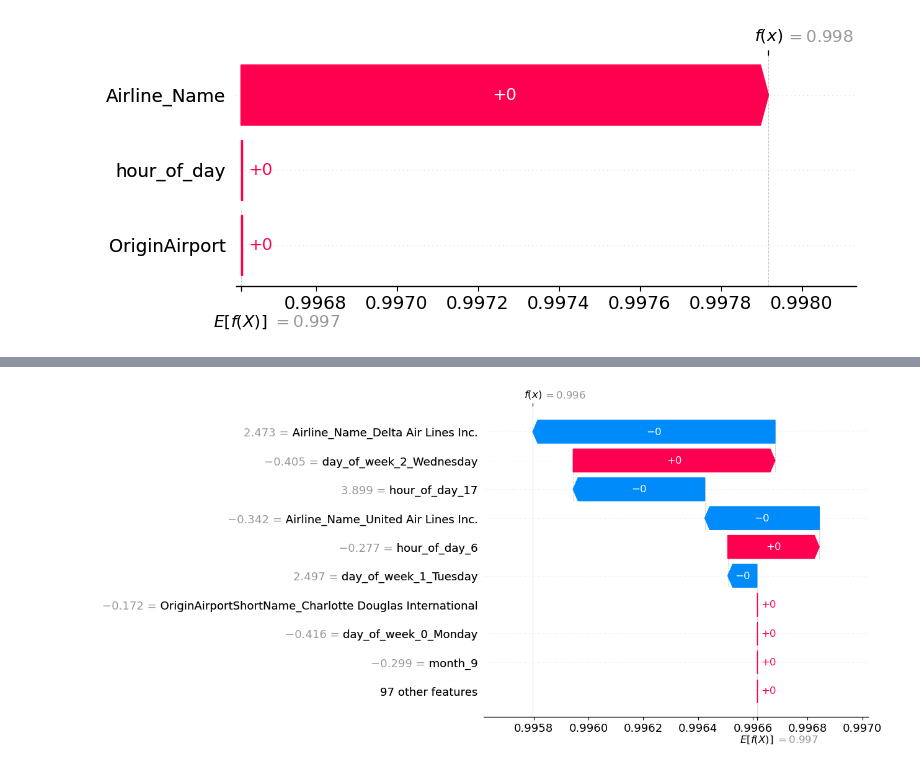
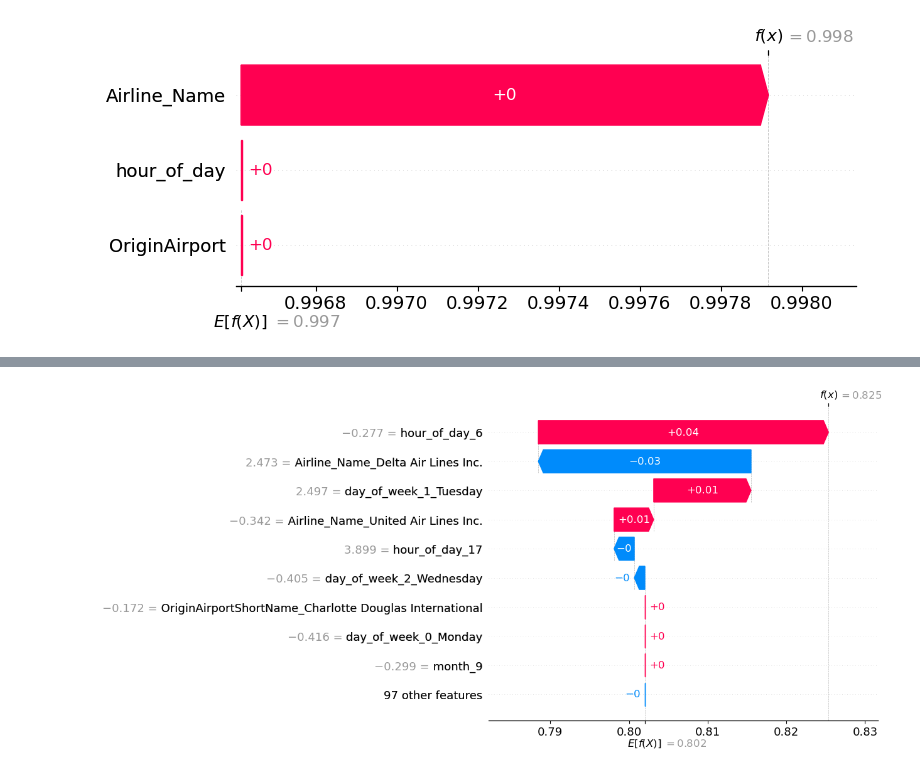
Before and after one commit to ansaridan/theory_of_ml_group4, a Jupyter notebook: explorations/using_trained_model.ipynb, the cells around one changed output, grey strips where cells are left out. Drawn from its saved outputs; the diff is of its cells as text; code cells hidden in the pictures.

Commit message:
finalize shap

```diff
--- a/explorations/using_trained_model.ipynb
+++ b/explorations/using_trained_model.ipynb
@@ -281,8 +281,15 @@ X_test = model._transform_to_df(df_prediction)
 
 shap.initjs()
 # Calculate SHAP values for the test set
-explainer = shap.KernelExplainer(model.estimators[c.CANCELLED_COL].predict_proba, X_test, link="identity")
+explainer = shap.KernelExplainer(model.estimators[c.DELAYED_COL].predict_proba, X_test, link="identity")
+shap_values_array = explainer.shap_values(X_test)
 
+shap_values = shap.Explanation(
+    values=np.stack(shap_values_array),  # Stack for multi-class compatibility
+    base_values=np.array(explainer.expected_value),
+    data=X_test.values,
+    feature_names=X_test.columns
+)
 
 # # Summary plot of feature importance
 # # https://www.aidancooper.co.uk/a-non-technical-guide-to-interpreting-shap-analyses/
@@ -343,33 +350,35 @@ explainer = shap.KernelExplainer(model.estimators[c.CANCELLED_COL].predict_proba
 #                           display_data=svdisplay_data,
 #                           instance_names=shap_values.instance_names,
 #                           feature_names=svfeature_names,
 #                           output_names=shap_values.output_names,
 #                           output_indexes=shap_values.output_indexes,
 #                           lower_bounds=shap_values.lower_bounds,
 #                           upper_bounds=shap_values.upper_bounds,
 #                           main_effects=shap_values.main_effects,
 #                           hierarchical_values=shap_values.hierarchical_values,
 #                           clustering=shap_values.clustering,
 #                           )
 #     if return_original:
 #         return sv, sv_name
 #     else:
 #         return sv
 
 # sv = combine_one_hot(shap_values, 'hour_of_day', X_test.columns.str.contains("hour_of_day"))
 
 # Select a single instance and target class for the waterfall plot
 instance_index = 2  # First instance
 target_class = 1   # Setosa class
 
 # Create a waterfall plot
-shap.waterfall_plot(
-    shap_values[0, :, target_class]
+
+fig = shap.waterfall_plot(
+    shap_values[0, :, target_class],
     # shap.Explanation(values=shap_values[instance_index][:, target_class],
     #                  base_values=explainer.expected_value[target_class],
     #                  data=X_test.iloc[instance_index],
     #                  feature_names=X_test.columns)
 )
+# fig.title(flight_names[instance_index])
 # %% [output]
 [interactive output not drawn]
-[figure, old version]
+[figure, new version]
```
Also changed, not shown: parts of 3 cells of this notebook.
